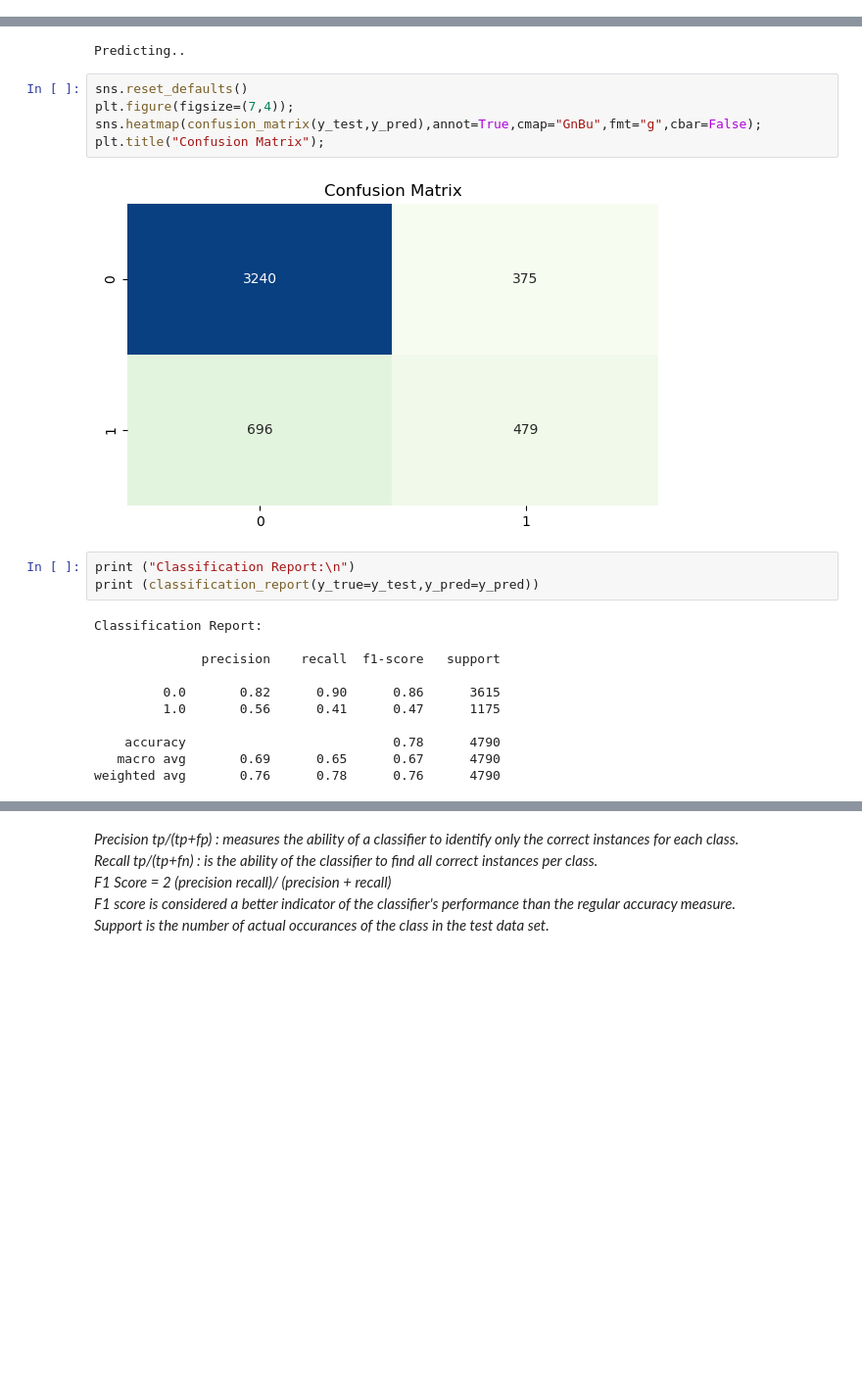
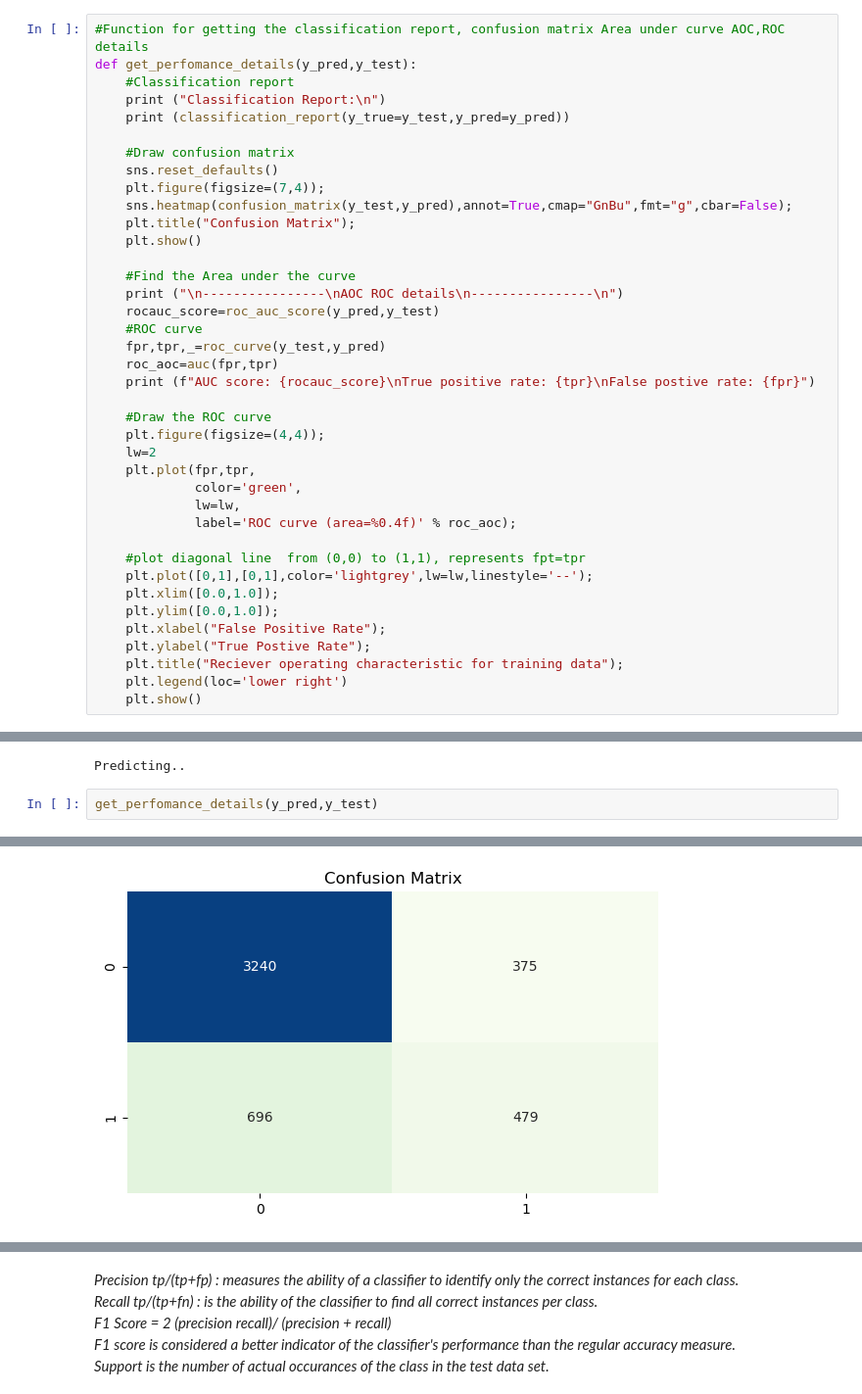
Before and after one commit to ajithcl/HR_Analytics, a Jupyter notebook: HR_Analytics.ipynb, the cells around one changed output, grey strips where cells are left out. Shown at 98% size. Saved outputs shown, nothing was run; the diff lists cells and outputs as text; blank space fills up the shorter version.

```diff
--- a/HR_Analytics.ipynb
+++ b/HR_Analytics.ipynb
@@ -760,6 +760,45 @@ Shape of independent features (19158, 30)
 Shape of dependent feature (19158,)
 # %% [markdown]
 ## <center>Model evaluation</center>
+# %%
+#Function for getting the classification report, confusion matrix Area under curve AOC,ROC details
+def get_perfomance_details(y_pred,y_test):
+    #Classification report
+    print ("Classification Report:\n")
+    print (classification_report(y_true=y_test,y_pred=y_pred))
+
+    #Draw confusion matrix
+    sns.reset_defaults()
+    plt.figure(figsize=(7,4));
+    sns.heatmap(confusion_matrix(y_test,y_pred),annot=True,cmap="GnBu",fmt="g",cbar=False);
+    plt.title("Confusion Matrix");
+    plt.show()
+
+    #Find the Area under the curve
+    print ("\n----------------\nAOC ROC details\n----------------\n")
+    rocauc_score=roc_auc_score(y_pred,y_test)
+    #ROC curve
+    fpr,tpr,_=roc_curve(y_test,y_pred)
+    roc_aoc=auc(fpr,tpr)
+    print (f"AUC score: {rocauc_score}\nTrue positive rate: {tpr}\nFalse postive rate: {fpr}")
+
+    #Draw the ROC curve
+    plt.figure(figsize=(4,4));
+    lw=2
+    plt.plot(fpr,tpr,
+             color='green',
+             lw=lw,
+             label='ROC curve (area=%0.4f)' % roc_aoc);
+
+    #plot diagonal line  from (0,0) to (1,1), represents fpt=tpr
+    plt.plot([0,1],[0,1],color='lightgrey',lw=lw,linestyle='--');
+    plt.xlim([0.0,1.0]);
+    plt.ylim([0.0,1.0]);
+    plt.xlabel("False Positive Rate");
+    plt.ylabel("True Postive Rate");
+    plt.title("Reciever operating characteristic for training data");
+    plt.legend(loc='lower right')
+    plt.show()
 # %%
 df_model_results=pd.DataFrame(columns=["ModelName","TrainScore"])
 
@@ -806,24 +849,6 @@ print ("Predicting..")
 y_pred=model.predict(x_test)
 # %% [output]
 Predicting..
-# %%
-sns.reset_defaults()
-plt.figure(figsize=(7,4));
-sns.heatmap(confusion_matrix(y_test,y_pred),annot=True,cmap="GnBu",fmt="g",cbar=False);
-plt.title("Confusion Matrix");
-# %% [output]
-[figure, removed]
-# %%
-print ("Classification Report:\n")
-print (classification_report(y_true=y_test,y_pred=y_pred))
-# %% [output]
-Classification Report:
-
-              precision    recall  f1-score   support
-
-         0.0       0.82      0.90      0.86      3615
-         1.0       0.56      0.41      0.47      1175
-
-    accuracy                           0.78      4790
-   macro avg       0.69      0.65      0.67      4790
-weighted avg       0.76      0.78      0.76      4790
+# %%
+get_perfomance_details(y_pred,y_test)
+# %% [output]
@@ -829,0 +865 @@ weighted avg       0.76      0.78      0.76      4790
+[figure, added]
```
Also changed, not shown: parts of 19 cells of this notebook, 1 other file.
